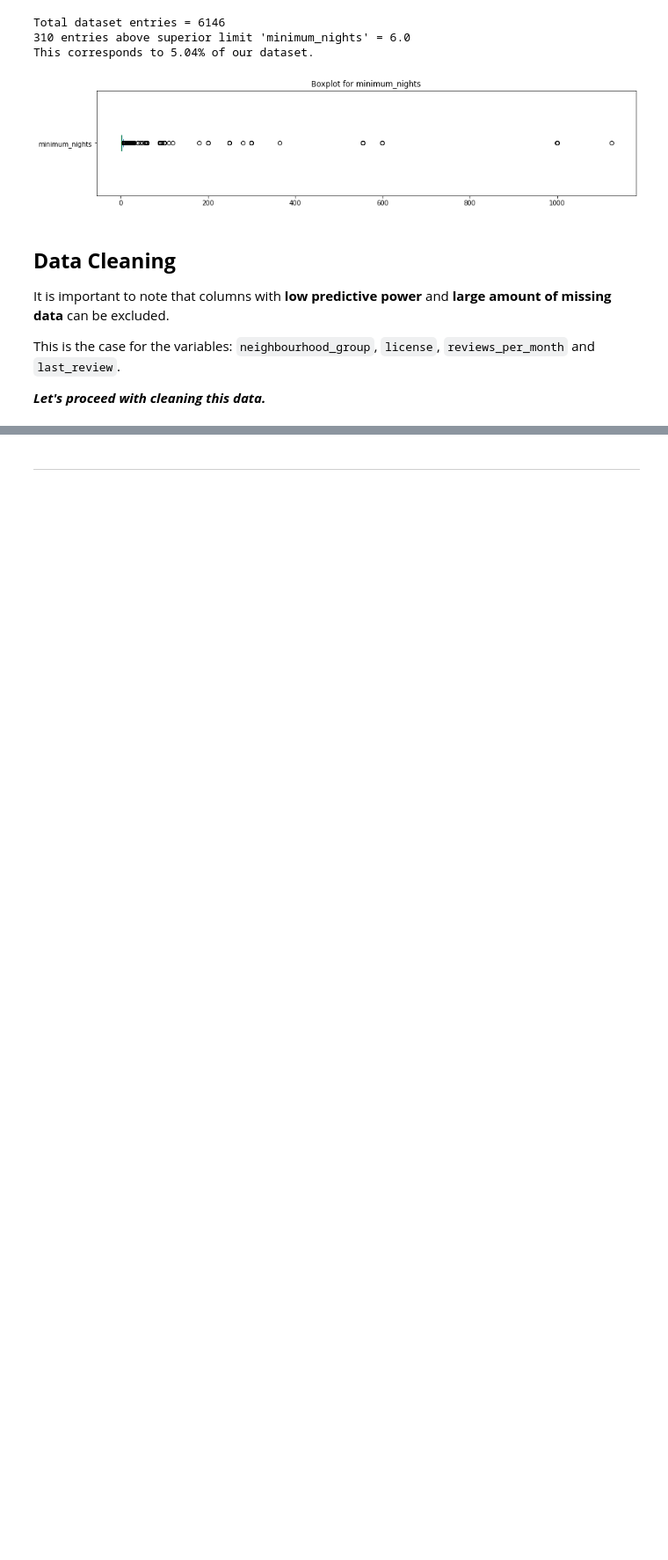
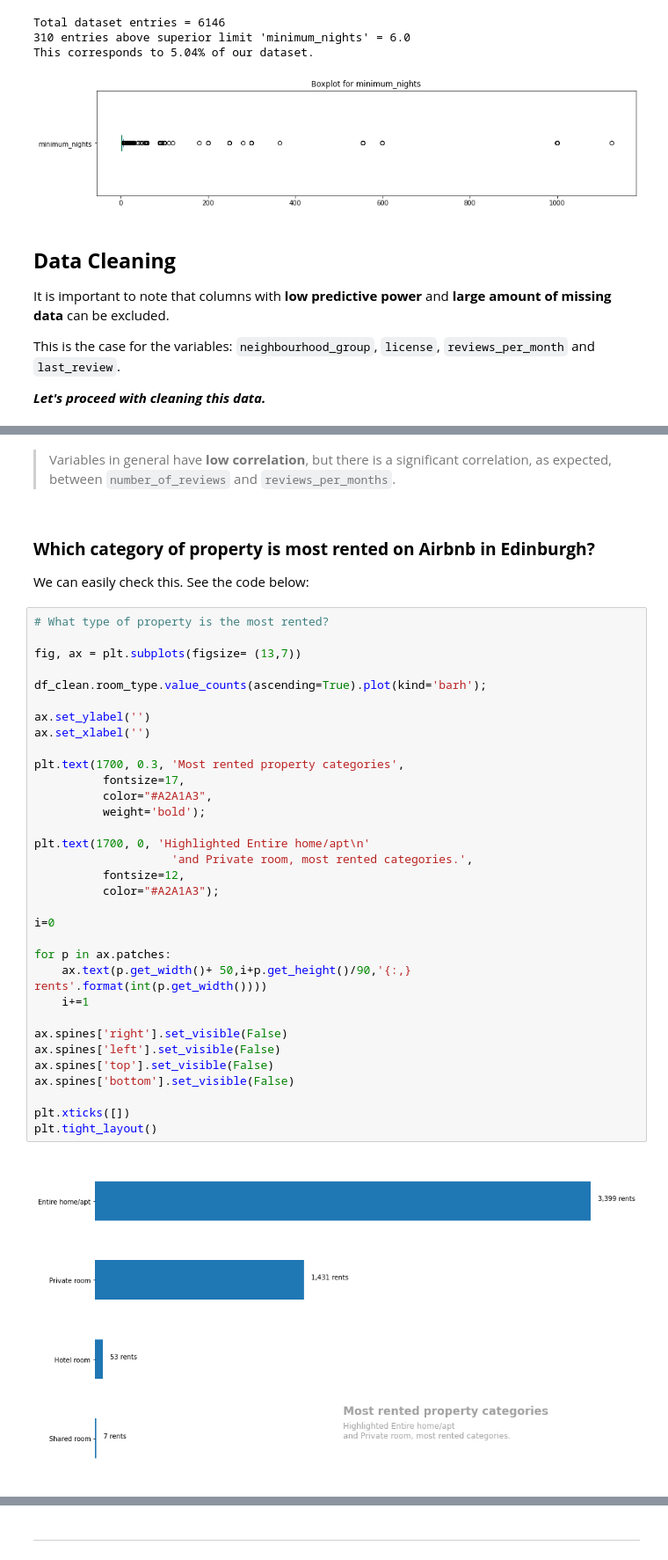
Before and after one commit to eubrunoosouza/Data_Science, a Jupyter notebook: EDA_AIRBNB_DATASET_EDINBURGH.ipynb, the cells around one changed output, grey strips where cells are left out. Shown at 88% size. Saved outputs shown, nothing was run; the diff lists cells and outputs as text; blank space fills up the shorter version.

```diff
--- a/EDA_AIRBNB_DATASET_EDINBURGH.ipynb
+++ b/EDA_AIRBNB_DATASET_EDINBURGH.ipynb
@@ -755,0 +499,42 @@ _**Agradeço pelo seu tempo!**_ 🙂
+# %% [markdown]
+
+
+> Variables in general have **low correlation**, but there is a significant correlation, as expected, between `number_of_reviews` and `reviews_per_months`.
+# %% [markdown]
+### **Which category of property is most rented on Airbnb in Edinburgh?**
+We can easily check this. See the code below:
+# %%
+# What type of property is the most rented?
+
+fig, ax = plt.subplots(figsize= (13,7))
+
+df_clean.room_type.value_counts(ascending=True).plot(kind='barh');
+
+ax.set_ylabel('')
+ax.set_xlabel('')
+
+plt.text(1700, 0.3, 'Most rented property categories',
+          fontsize=17,
+          color="#A2A1A3",
+          weight='bold');
+
+plt.text(1700, 0, 'Highlighted Entire home/apt\n'
+                    'and Private room, most rented categories.',
+          fontsize=12,
+          color="#A2A1A3");
+
+i=0
+
+for p in ax.patches:
+    ax.text(p.get_width()+ 50,i+p.get_height()/90,'{:,} rents'.format(int(p.get_width())))
+    i+=1
+
+ax.spines['right'].set_visible(False)
+ax.spines['left'].set_visible(False)
+ax.spines['top'].set_visible(False)
+ax.spines['bottom'].set_visible(False)
+
+plt.xticks([])
+plt.tight_layout()
+# %% [output]
+[figure, added]
```
Also changed, not shown: parts of 62 cells of this notebook.
